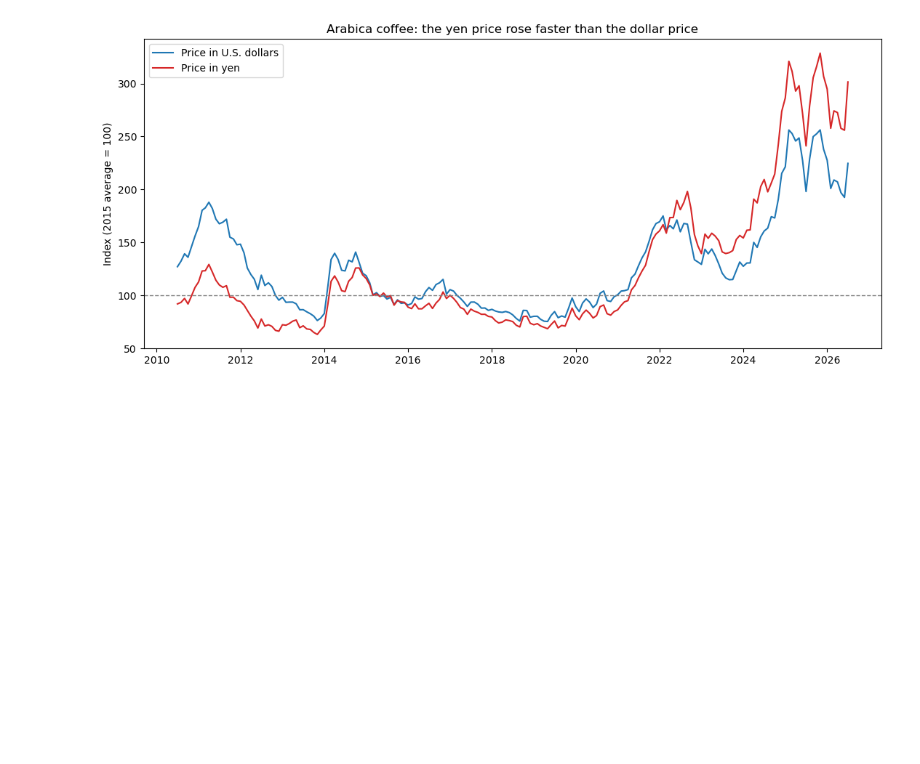
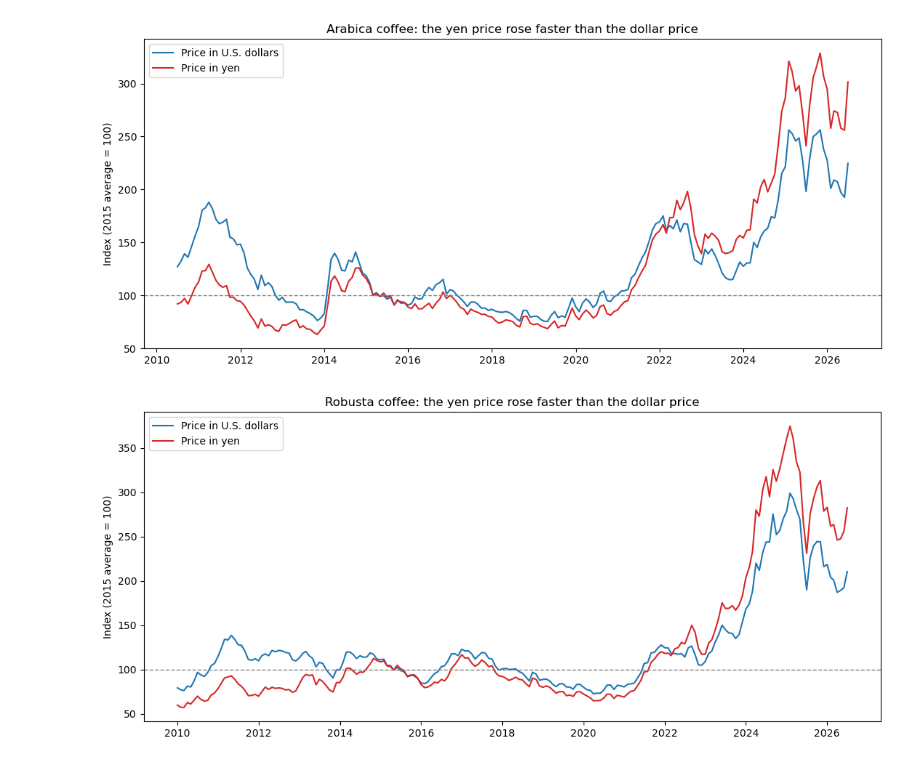
Before and after one commit to reyadriancol/coffee-yen-project, a Jupyter notebook: notebooks/01_first_look.ipynb, the cells around one changed output. Cells and saved outputs as stored; diff of their text form; code cells hidden in the pictures; blank space fills up the shorter version.

```diff
--- a/notebooks/01_first_look.ipynb
+++ b/notebooks/01_first_look.ipynb
@@ -162,3 +200,27 @@ plt.tight_layout()
 plt.show()
 # %% [output]
 [figure]
+# %%
+# Use the 2015 average as the baseline (2015 = 100)
+base = fred[fred["month"].dt.year == 2015]
+
+# Index each series and put on the same scale
+fred["robusta_usd_index"] = fred["robusta_usd_kg"] / base["robusta_usd_kg"].mean() * 100
+fred["robusta_yen_index"] = fred["robusta_yen_kg"] / base["robusta_yen_kg"].mean() * 100
+
+# Plot both lines on the same scale
+fig, ax = plt.subplots(figsize=(11, 5))
+ax.plot(fred["month"], fred["robusta_usd_index"], label="Price in U.S. dollars", color="tab:blue")
+ax.plot(fred["month"], fred["robusta_yen_index"], label="Price in yen", color="tab:red")
+
+# Reference line at 100 (the 2015 level)
+ax.axhline(100, color="gray", linestyle="--", linewidth=1)
+
+# Labels and title
+ax.set_title("Robusta coffee: the yen price rose faster than the dollar price")
+ax.set_ylabel("Index (2015 average = 100)")
+ax.legend()
+plt.tight_layout()
+plt.show()
+# %% [output]
+[figure, added]
```
Also changed, not shown: parts of 23 cells of this notebook, 4 other files.
